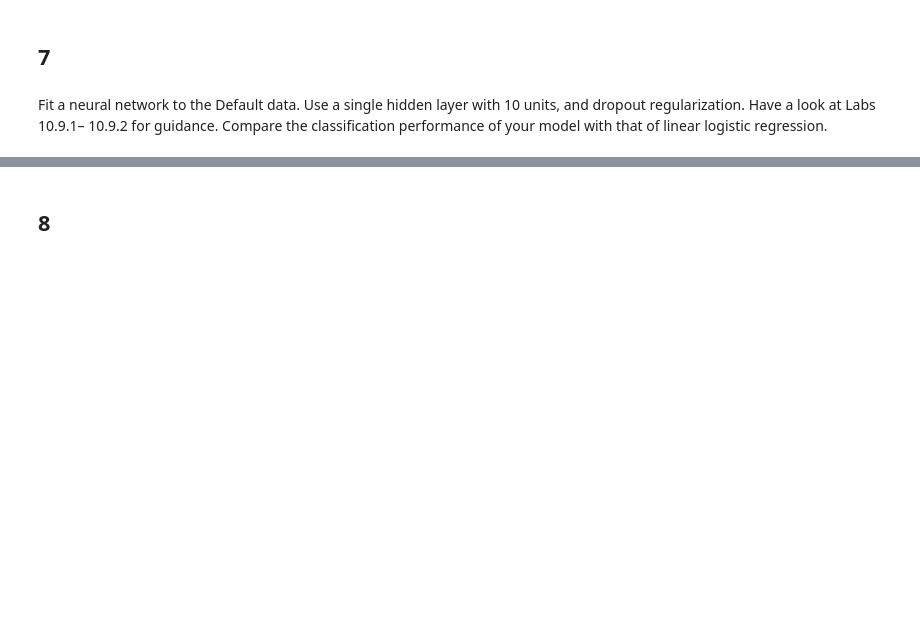
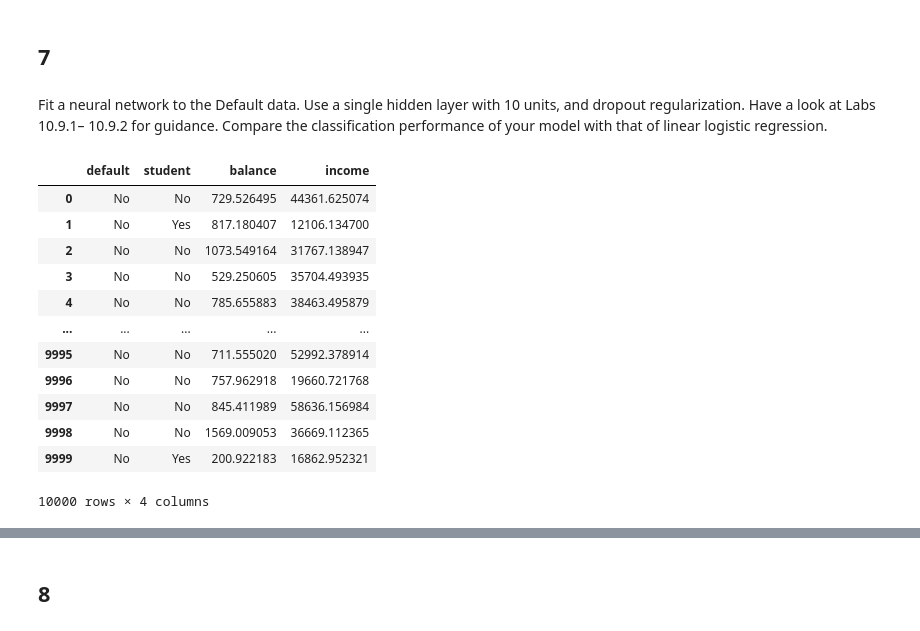
Before and after one commit to cake-dev/AdvDataScience, a Jupyter notebook: ch10hw.ipynb, the cells around one changed output, grey strips where cells are left out. Cells and saved outputs as stored; diff of their text form; code cells hidden in the pictures; blank space fills up the shorter version.

```diff
--- a/ch10hw.ipynb
+++ b/ch10hw.ipynb
@@ -145,0 +158,18 @@ model with that of linear logistic regression.
+# %%
+default_data = load_data('Default')
+# %%
+default_data
+# %% [output]
+|  | default | student | balance | income |
+| 0 | No | No | 729.526495 | 44361.625074 |
+| 1 | No | Yes | 817.180407 | 12106.134700 |
+| 2 | No | No | 1073.549164 | 31767.138947 |
+| 3 | No | No | 529.250605 | 35704.493935 |
+| 4 | No | No | 785.655883 | 38463.495879 |
+| ... | ... | ... | ... | ... |
+| 9995 | No | No | 711.555020 | 52992.378914 |
+| 9996 | No | No | 757.962918 | 19660.721768 |
+| 9997 | No | No | 845.411989 | 58636.156984 |
+| 9998 | No | No | 1569.009053 | 36669.112365 |
+| 9999 | No | Yes | 200.922183 | 16862.952321 |
+10000 rows × 4 columns
```
Also changed, not shown: parts of 7 cells of this notebook, 6 other files.
